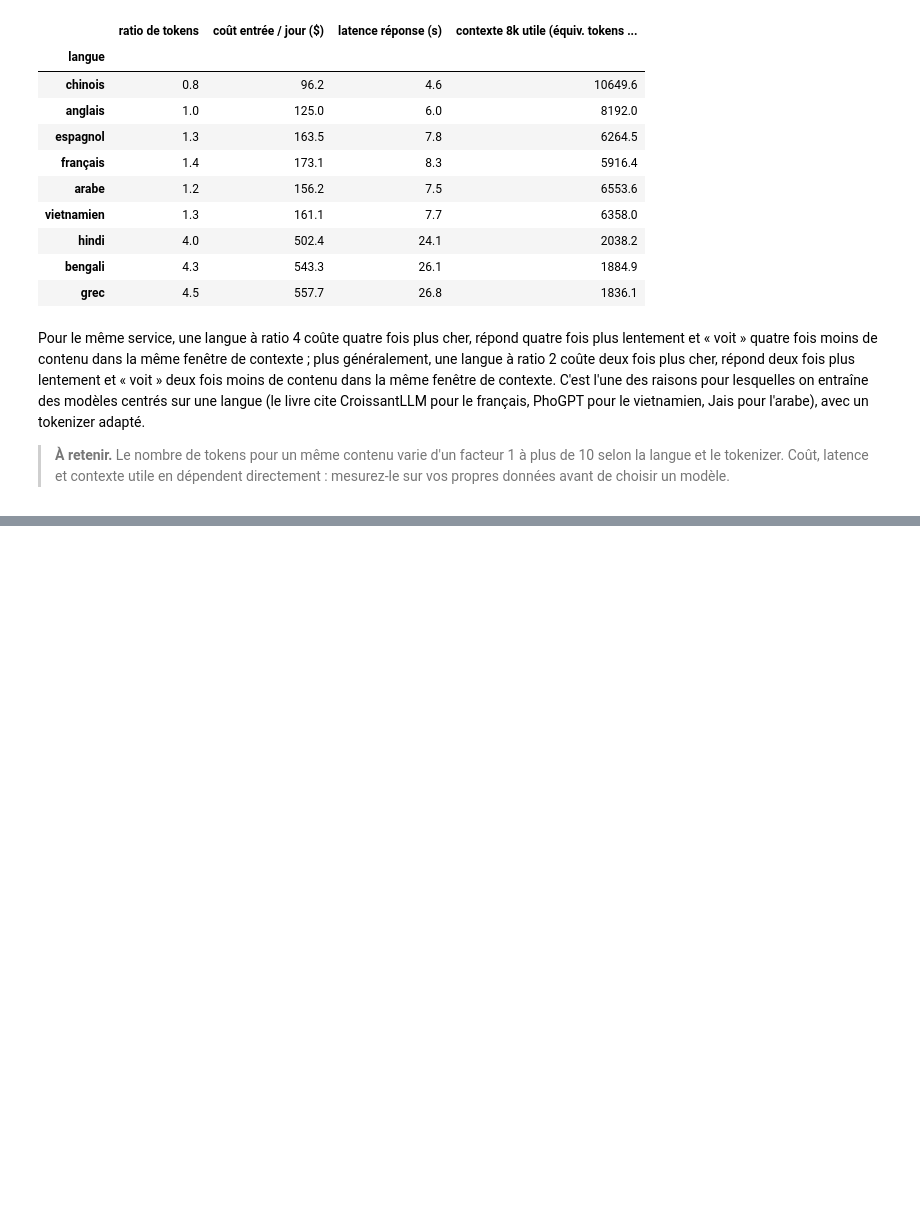
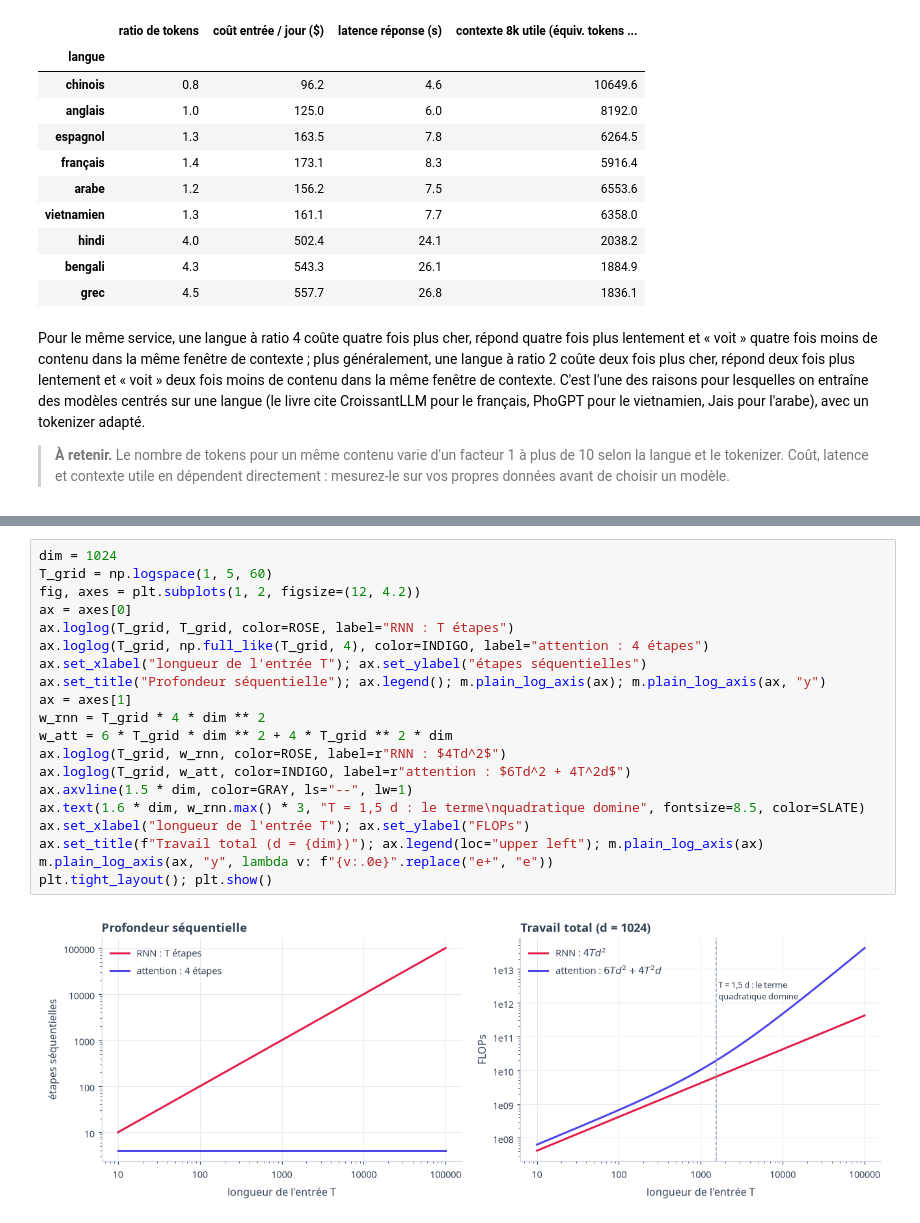
Before and after one commit to gwils28/AI_Engineering__ByTheBook, a Jupyter notebook: notebooks/ch02_comprendre_modeles_fondation/ch02_cours_1_donnees_et_transformer.ipynb, the cells around one changed output, grey strips where cells are left out. Saved outputs shown, nothing was run; the diff lists cells and outputs as text; blank space fills up the shorter version.

```diff
--- a/notebooks/ch02_comprendre_modeles_fondation/ch02_cours_1_donnees_et_transformer.ipynb
+++ b/notebooks/ch02_comprendre_modeles_fondation/ch02_cours_1_donnees_et_transformer.ipynb
@@ -257,0 +405,22 @@ l'arabe), avec un tokenizer adapté.
+# %%
+dim = 1024
+T_grid = np.logspace(1, 5, 60)
+fig, axes = plt.subplots(1, 2, figsize=(12, 4.2))
+ax = axes[0]
+ax.loglog(T_grid, T_grid, color=ROSE, label="RNN : T étapes")
+ax.loglog(T_grid, np.full_like(T_grid, 4), color=INDIGO, label="attention : 4 étapes")
+ax.set_xlabel("longueur de l'entrée T"); ax.set_ylabel("étapes séquentielles")
+ax.set_title("Profondeur séquentielle"); ax.legend(); m.plain_log_axis(ax); m.plain_log_axis(ax, "y")
+ax = axes[1]
+w_rnn = T_grid * 4 * dim ** 2
+w_att = 6 * T_grid * dim ** 2 + 4 * T_grid ** 2 * dim
+ax.loglog(T_grid, w_rnn, color=ROSE, label=r"RNN : $4Td^2$")
+ax.loglog(T_grid, w_att, color=INDIGO, label=r"attention : $6Td^2 + 4T^2d$")
+ax.axvline(1.5 * dim, color=GRAY, ls="--", lw=1)
+ax.text(1.6 * dim, w_rnn.max() * 3, "T = 1,5 d : le terme\nquadratique domine", fontsize=8.5, color=SLATE)
+ax.set_xlabel("longueur de l'entrée T"); ax.set_ylabel("FLOPs")
+ax.set_title(f"Travail total (d = {dim})"); ax.legend(loc="upper left"); m.plain_log_axis(ax)
+m.plain_log_axis(ax, "y", lambda v: f"{v:.0e}".replace("e+", "e"))
+plt.tight_layout(); plt.show()
+# %% [output]
+[figure, added]
```
Also changed, not shown: parts of 37 cells of this notebook.
